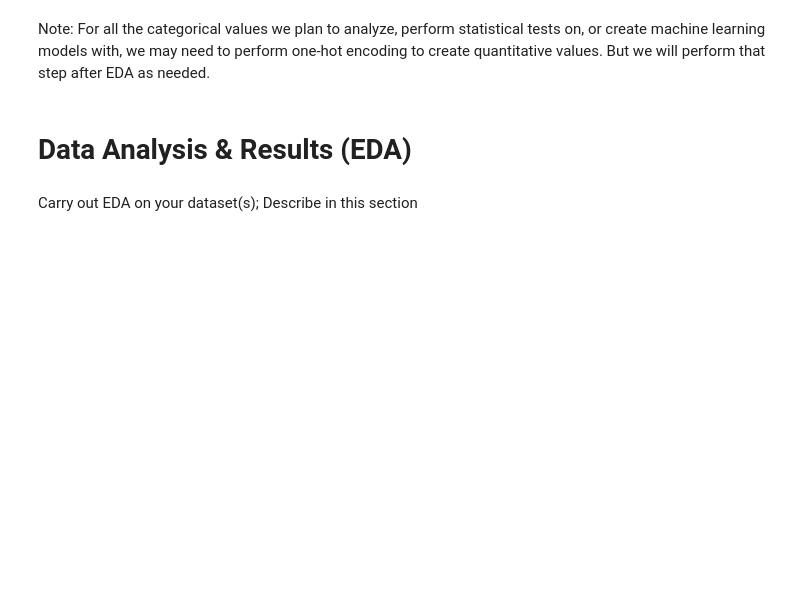
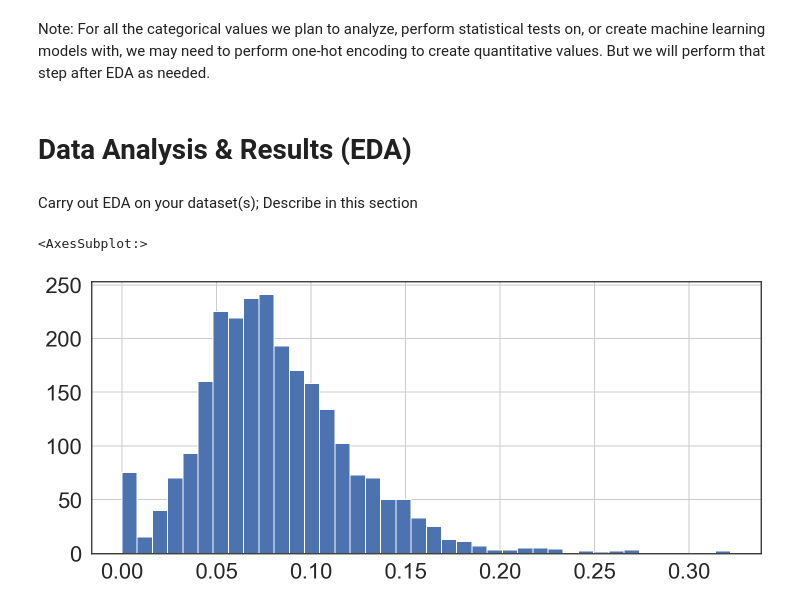
Before and after one commit to jjoycehu/pred-box-office, a Jupyter notebook: EDACheckpointGroup_078-Fa22.ipynb, the cells around one changed output. Drawn from its saved outputs; the diff is of its cells as text; code cells hidden in the pictures; blank space fills up the shorter version.

Commit message:
added VADER pos, neu, neg

```diff
--- a/EDACheckpointGroup_078-Fa22.ipynb
+++ b/EDACheckpointGroup_078-Fa22.ipynb
@@ -423,13 +423,19 @@ VADER
 - VADER Sentiment lies between [-1,1]
     - -1 defines a negative sentiment and 1 defines a positive sentiment.
     - VADER performs better than TextBlob on identifying negative sentiment.
-# %%
-VADER_SentimentIntensityAnalyzer = SentimentIntensityAnalyzer()
-
-def get_VADER_sentiment(text):
-    return VADER_SentimentIntensityAnalyzer.polarity_scores(text)['compound']
-
-df['VADER Sentiment'] = df['Plot'].apply(get_VADER_sentiment)
+# %%
+VADER_SentimentIntensityAnalyzer = SentimentIntensityAnalyzer()
+
+def get_VADER_sentiment(text):
+    return VADER_SentimentIntensityAnalyzer.polarity_scores(text)
+
+df['VADER Sentiment'] = df['Plot'].apply(get_VADER_sentiment)
+
+df['VADER negative'] = df['VADER Sentiment'].apply(lambda x: x['neg'])
+df['VADER neutral'] = df['VADER Sentiment'].apply(lambda x: x['neu'])
+df['VADER positive'] = df['VADER Sentiment'].apply(lambda x: x['pos'])
+df['VADER compound'] = df['VADER Sentiment'].apply(lambda x: x['compound'])
+df['VADER compound (absolute value)'] = df['VADER Sentiment'].apply(lambda x: abs(x['compound']))
 # %% [markdown]
 TextBlob
 - TextBlob Polarity lies between [-1,1]
@@ -444,11 +450,13 @@ def get_TextBlob_subjectivity(text):
 def get_TextBlob_polarity(text):
     return TextBlob(text).sentiment.polarity
 
-df['TextBlob Subjectivity'] = df['Plot'].apply(get_TextBlob_subjectivity)
-df['TextBlob Polarity'] = df['Plot'].apply(get_TextBlob_polarity)
+df['TextBlob subjectivity'] = df['Plot'].apply(get_TextBlob_subjectivity)
+df['TextBlob polarity'] = df['Plot'].apply(get_TextBlob_polarity)
 # %% [markdown]
 ## 4) Resulting Dataset
 # %%
+df = df[df['Box office (mil dollar)'].notnull()]
+
 df.to_csv('American Films.csv', index=False)
 df
 # %% [output]
@@ -476,0 +482,5 @@ Carry out EDA on your dataset(s); Describe in this section
+# %%
+df['VADER positive'].hist(bins=40)
+# %% [output]
+<AxesSubplot:>
+[figure, added]
```
Also changed, not shown: parts of 12 cells of this notebook, 1 other file.
